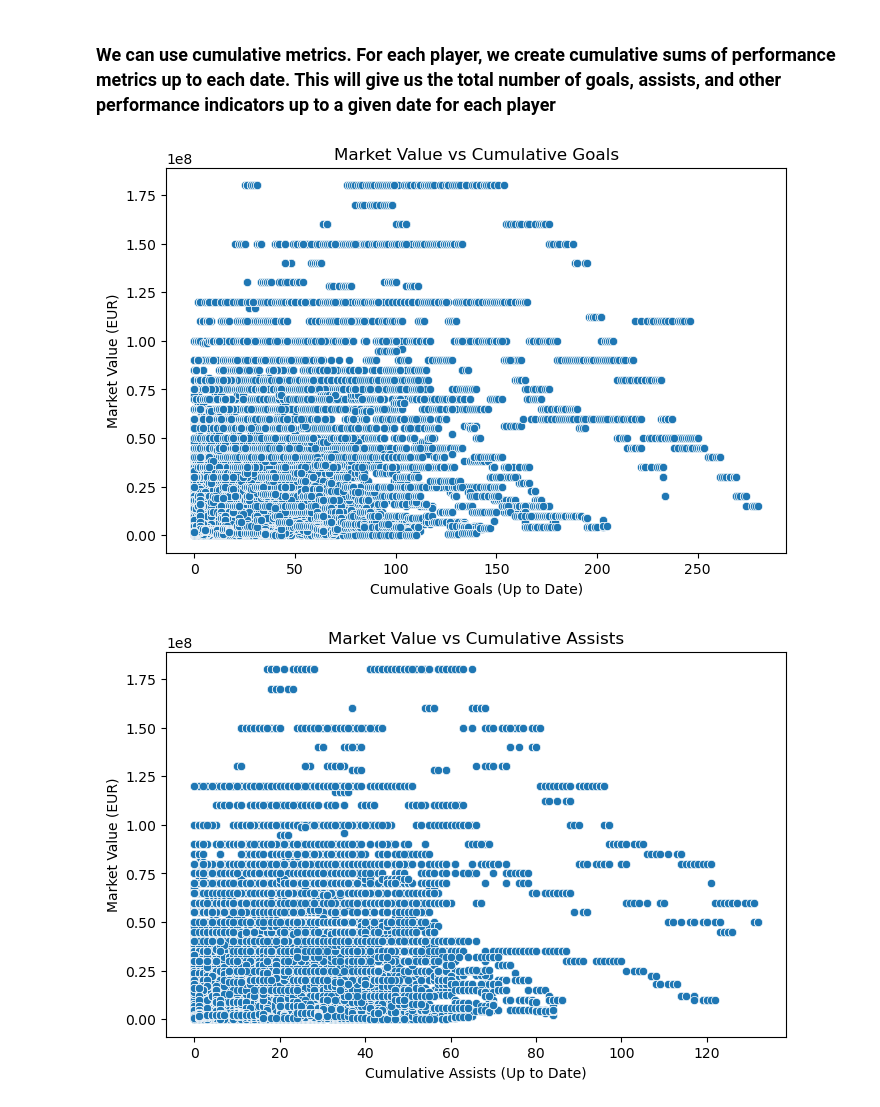
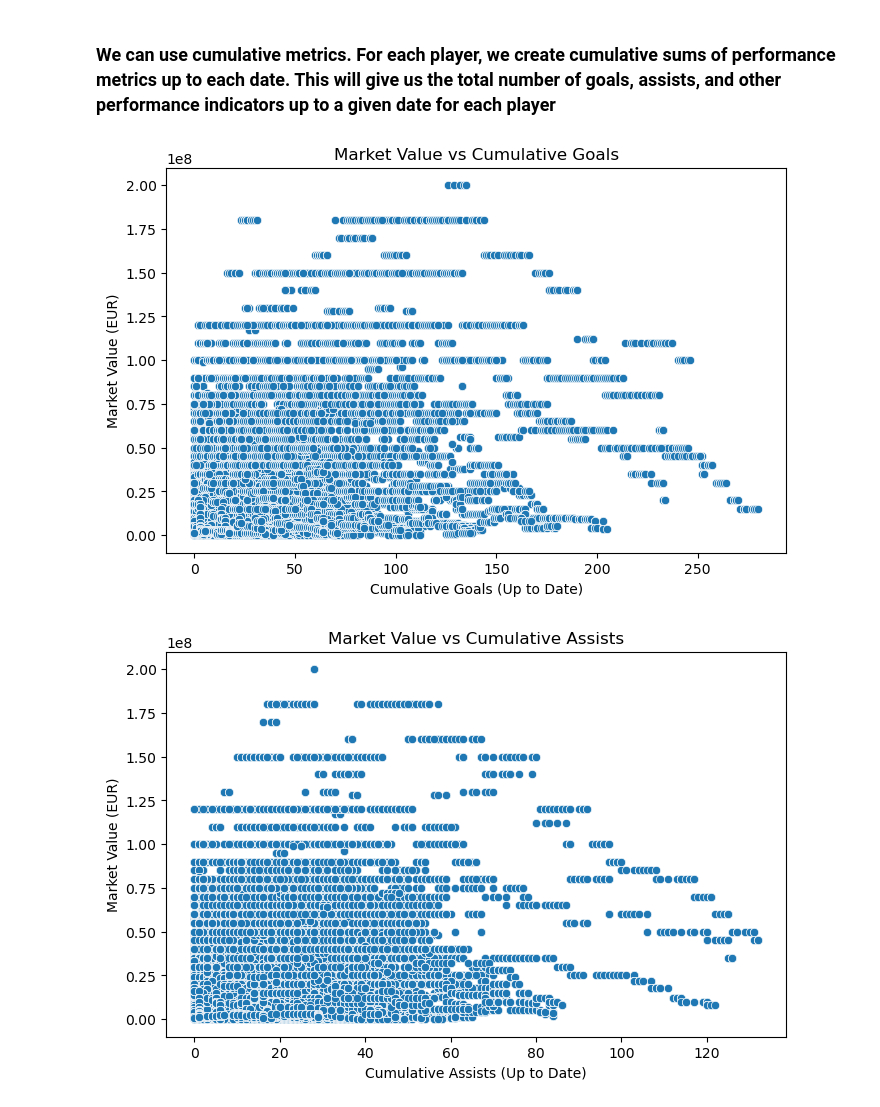
Before and after one commit to shadtome/Score-data, a Jupyter notebook: data_explore/explore_combined_data.ipynb, the cells around one changed output. Drawn from its saved outputs; the diff is of its cells as text; code cells hidden in the pictures.

Commit message:
Improved the Merging by fixing duplicates, making sure that we got as many rows as possible that did not have nulls, and also made the main dataset have the transfer info

```diff
--- a/data_explore/explore_combined_data.ipynb
+++ b/data_explore/explore_combined_data.ipynb
@@ -3,7 +3,7 @@ import os
 import pandas as pd
 import sqlite3 as sql
 # %%
-df = pd.read_csv('../data/main_data/main_data.csv')
+df = pd.read_csv('../data/main_data/main_data_understat.csv')
 # %%
 df.columns
 # %% [output]
@@ -91,24 +94,24 @@ df['cumulative_red_cards'] = df.groupby('name')['red_card'].cumsum()
 # %%
 #Market Value vs. Cumulative Goals
 
 plt.figure(figsize=(8, 5))
-sns.scatterplot(x='cumulative_goals', y='market_value_in_eur_x', data=df)
+sns.scatterplot(x='cumulative_goals', y='market_value_in_eur', data=df)
 plt.title('Market Value vs Cumulative Goals')
 plt.xlabel('Cumulative Goals (Up to Date)')
 plt.ylabel('Market Value (EUR)')
 plt.show()
 # %% [output]
-[figure, old version]
+[figure, new version]
 # %%
 #Market Value vs. Cumulative Assists
 plt.figure(figsize=(8, 5))
-sns.scatterplot(x='cumulative_assists', y='market_value_in_eur_x', data=df)
+sns.scatterplot(x='cumulative_assists', y='market_value_in_eur', data=df)
 plt.title('Market Value vs Cumulative Assists')
 plt.xlabel('Cumulative Assists (Up to Date)')
 plt.ylabel('Market Value (EUR)')
 plt.show()
 # %% [output]
-[figure, old version]
+[figure, new version]
 # %%
 #Time Series of Market Value and Cumulative Goals
 
```
Also changed, not shown: parts of 7 cells of this notebook, 4 other files.
